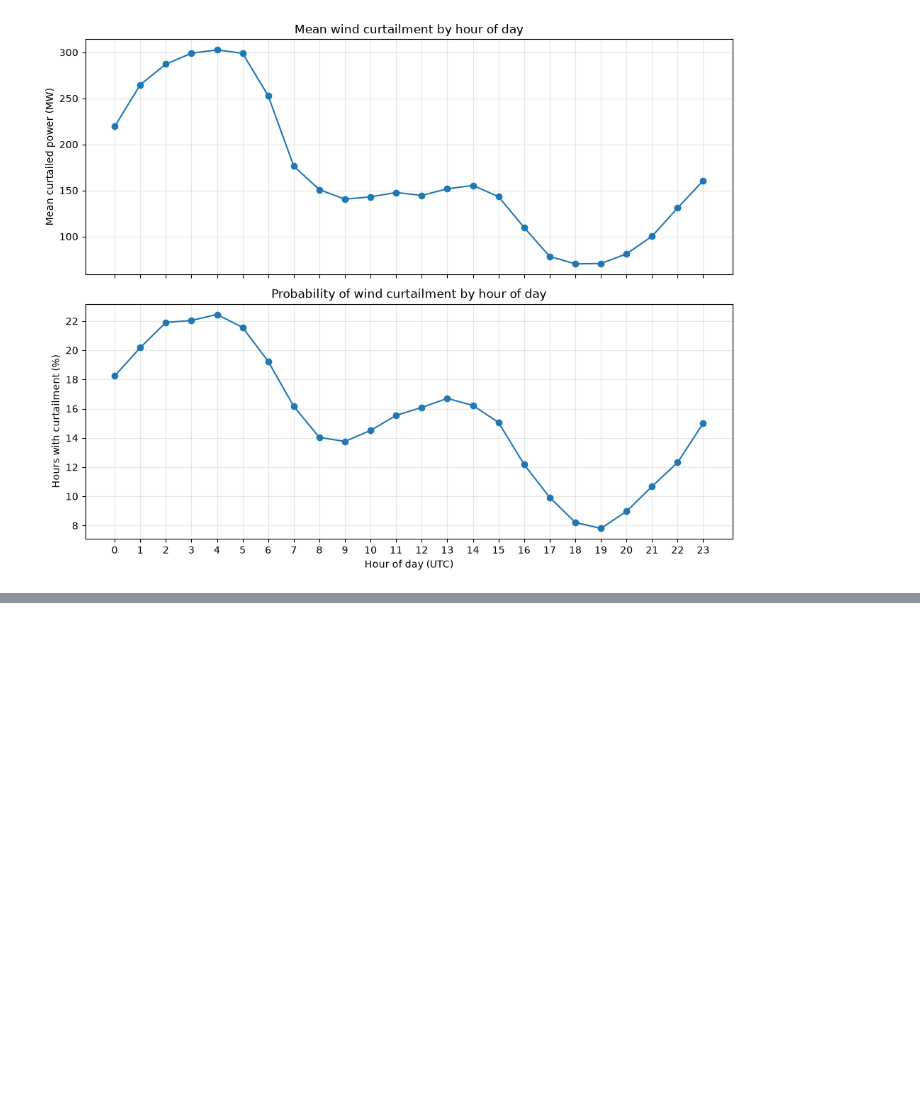
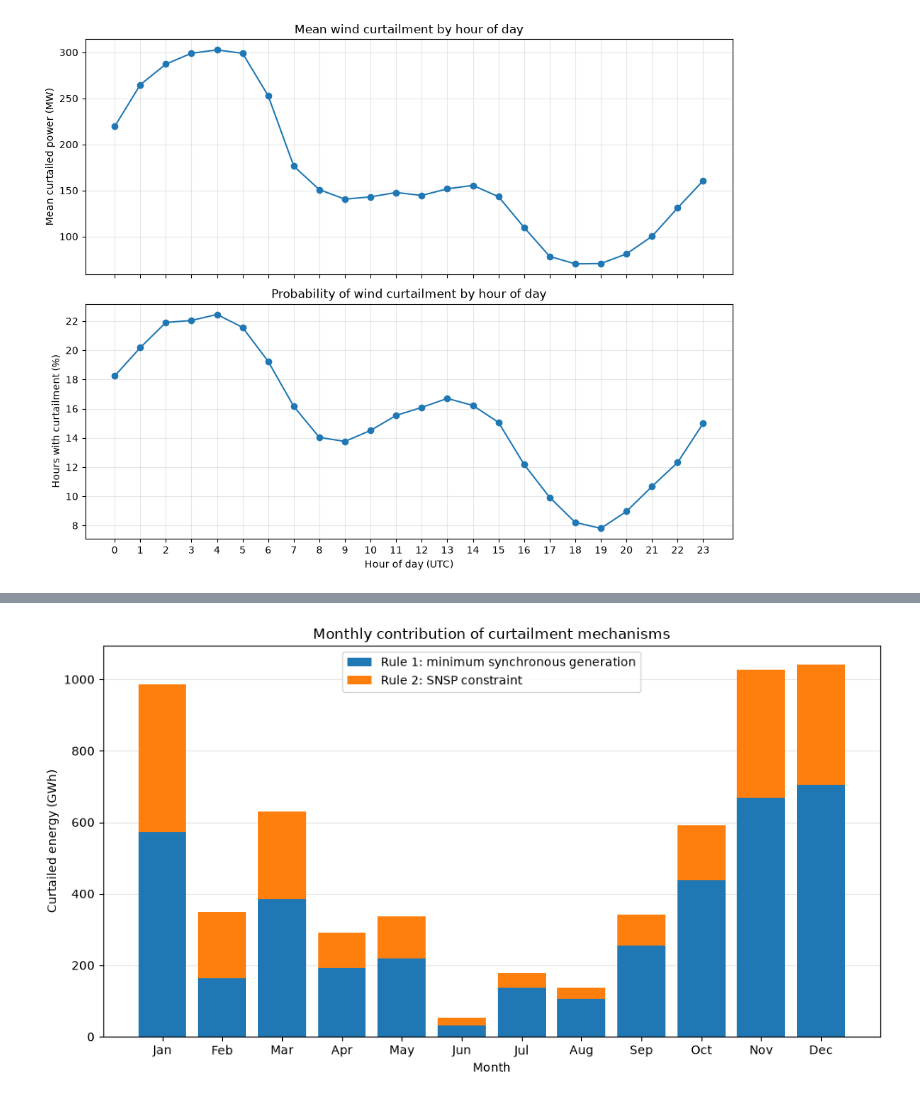
Before and after one commit to giulio-taiocchi/Wind-curtailment, a Jupyter notebook: notebook/Irish_Wind_Curtailment_2009_2012.ipynb, the cells around one changed output, grey strips where cells are left out. Saved outputs shown, nothing was run; the diff lists cells and outputs as text; code cells hidden in the pictures; blank space fills up the shorter version.

```diff
--- a/notebook/Irish_Wind_Curtailment_2009_2012.ipynb
+++ b/notebook/Irish_Wind_Curtailment_2009_2012.ipynb
@@ -675,0 +826,54 @@ plt.show()
+# %%
+# Aggregate the two curtailment mechanisms by calendar month.
+monthly_rules = (
+    hourly.groupby("month")[
+        ["curtailment_rule1_mw", "curtailment_rule2_mw"]
+    ]
+    .sum()
+    .reset_index()
+)
+
+# Convert the monthly energy totals to GWh.
+monthly_rules["rule1_gwh"] = monthly_rules["curtailment_rule1_mw"] / 1000
+monthly_rules["rule2_gwh"] = monthly_rules["curtailment_rule2_mw"] / 1000
+
+# Create a stacked monthly bar chart.
+fig, ax = plt.subplots(figsize=(10, 5.5))
+
+# Plot Rule 1.
+ax.bar(
+    monthly_rules["month"],
+    monthly_rules["rule1_gwh"],
+    label="Rule 1: minimum synchronous generation"
+)
+
+# Plot Rule 2 on top of Rule 1.
+ax.bar(
+    monthly_rules["month"],
+    monthly_rules["rule2_gwh"],
+    bottom=monthly_rules["rule1_gwh"],
+    label="Rule 2: SNSP constraint"
+)
+
+# Configure month labels.
+ax.set_xticks(range(1, 13))
+ax.set_xticklabels(month_labels)
+
+# Add labels and title.
+ax.set_xlabel("Month")
+ax.set_ylabel("Curtailed energy (GWh)")
+ax.set_title("Monthly contribution of curtailment mechanisms")
+ax.legend()
+ax.grid(axis="y", alpha=0.3)
+ax.set_axisbelow(True)
+
+# Save and display the figure.
+fig.tight_layout()
+fig.savefig(
+    FIGURES_DIR / "monthly_curtailment_mechanisms.png",
+    dpi=300,
+    bbox_inches="tight"
+)
+plt.show()
+# %% [output]
+[figure, added]
```
Also changed, not shown: parts of 14 cells of this notebook, 10 other files.
